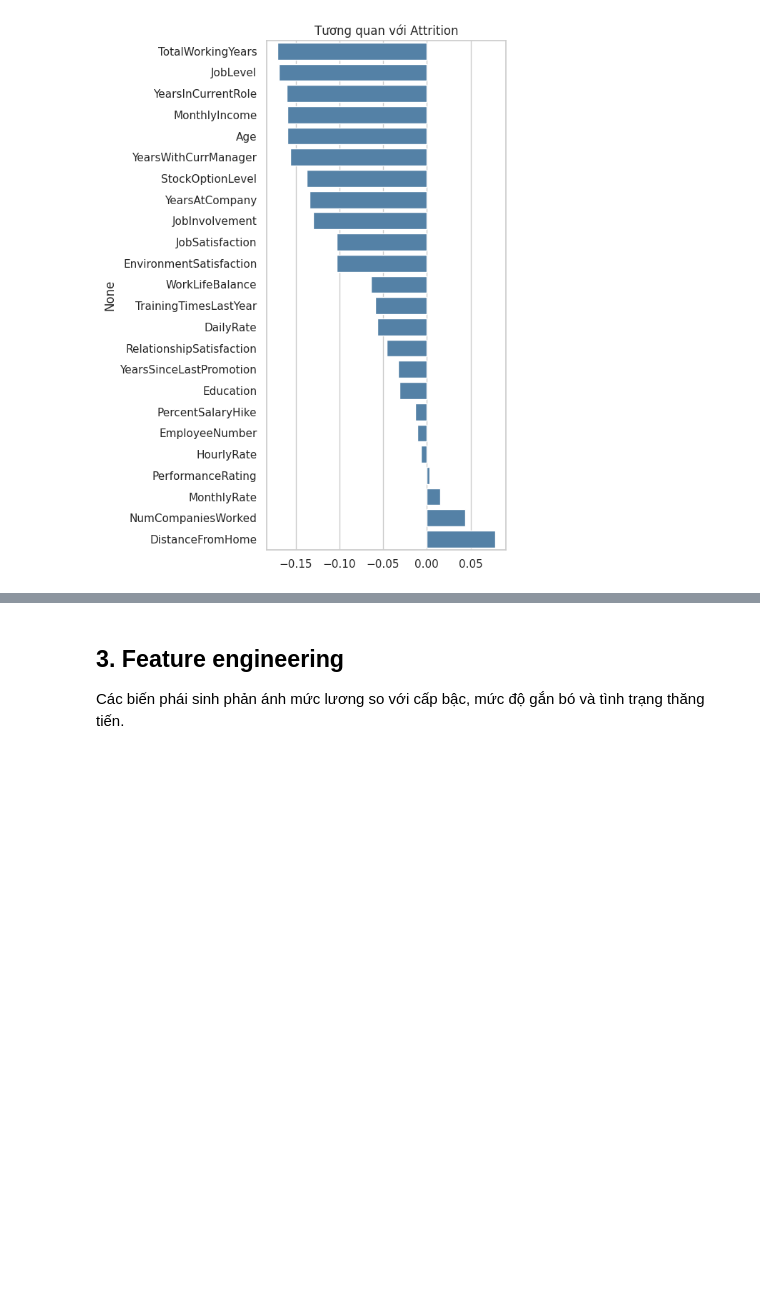
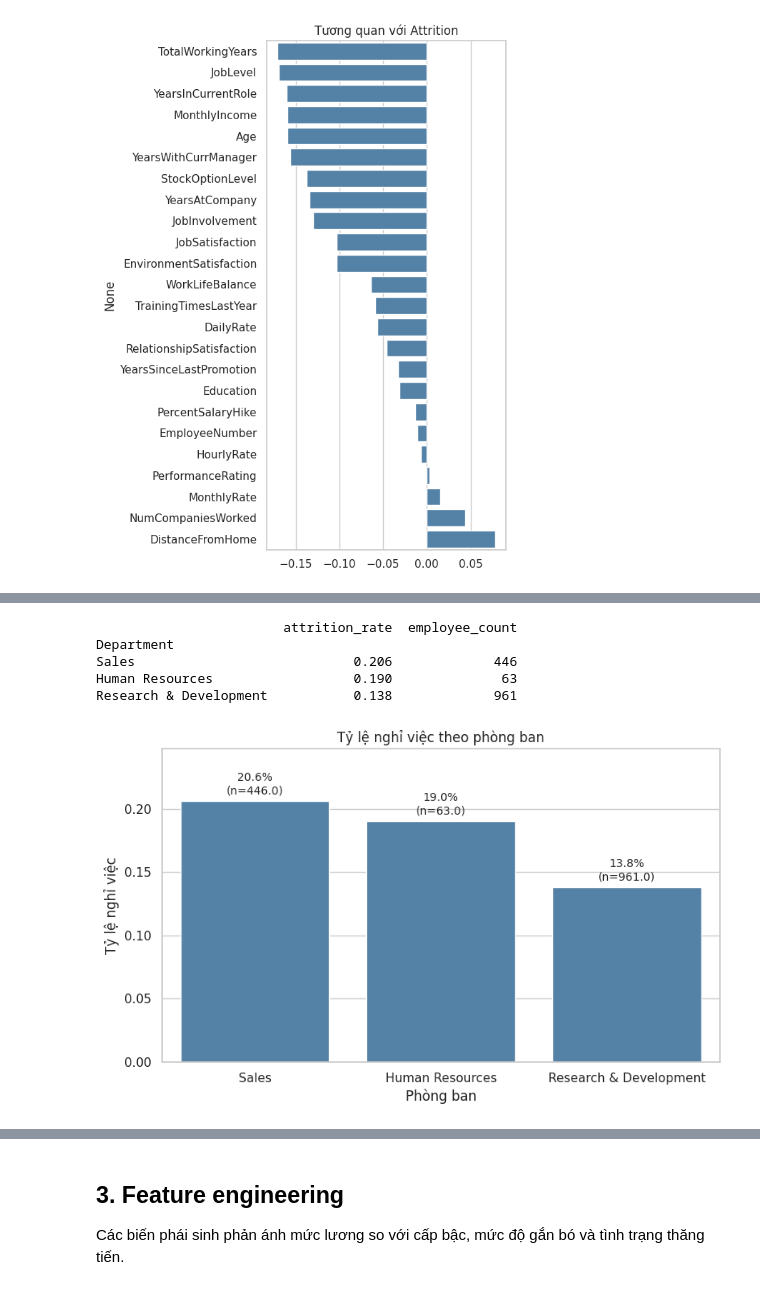
Before and after one commit to NewProGuest/KHDL-Group-7, a Jupyter notebook: notebooks/01_HR_Analytics.ipynb, the cells around one changed output, grey strips where cells are left out. Cells and saved outputs as stored; diff of their text form; code cells hidden in the pictures; blank space fills up the shorter version.

```diff
--- a/notebooks/01_HR_Analytics.ipynb
+++ b/notebooks/01_HR_Analytics.ipynb
@@ -97,0 +111,23 @@ plt.title("Tương quan với Attrition"); plt.tight_layout(); plt.show()
+# %%
+# 2.4 Tỷ lệ nghỉ việc theo phòng ban
+dept = (raw.assign(left=(raw["Attrition"] == "Yes").astype(int))
+           .groupby("Department").agg(attrition_rate=("left", "mean"), employee_count=("left", "size"))
+           .sort_values("attrition_rate", ascending=False))
+print(dept.round(3))
+
+plt.figure(figsize=(8, 5))
+ax = sns.barplot(data=dept.reset_index(), x="Department", y="attrition_rate", color="steelblue")
+for bar, (_, row) in zip(ax.patches, dept.iterrows()):
+    ax.annotate(f"{row['attrition_rate']:.1%}\n(n={row['employee_count']})",
+                (bar.get_x() + bar.get_width() / 2, bar.get_height()),
+                ha="center", va="bottom", fontsize=10, xytext=(0, 4), textcoords="offset points")
+ax.set(title="Tỷ lệ nghỉ việc theo phòng ban", xlabel="Phòng ban", ylabel="Tỷ lệ nghỉ việc")
+ax.set_ylim(0, dept["attrition_rate"].max() * 1.2)
+plt.tight_layout(); plt.show()
+# %% [output]
+                        attrition_rate  employee_count
+Department
+Sales                            0.206             446
+Human Resources                  0.190              63
+Research & Development           0.138             961
+[figure, added]
```
Also changed, not shown: parts of 14 cells of this notebook, 1 other file.
